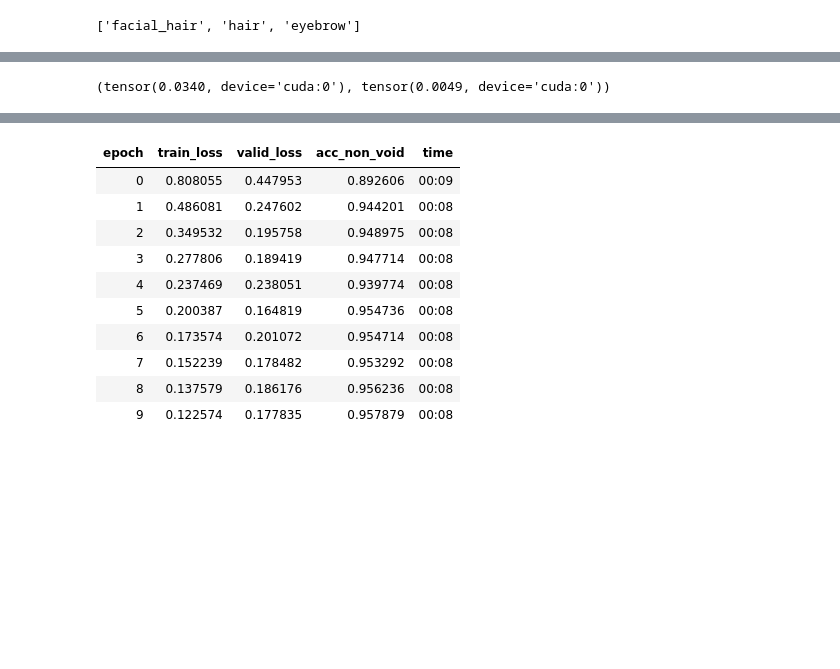
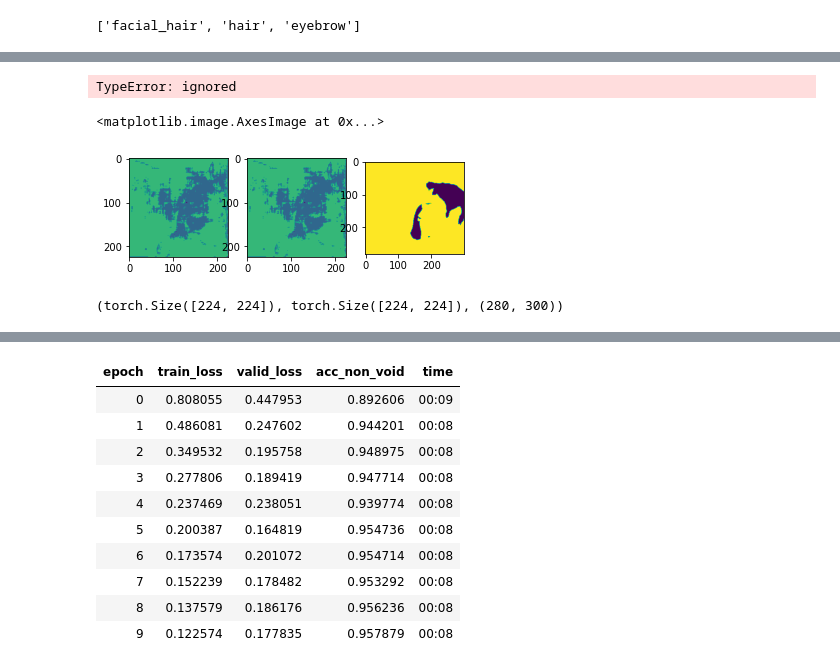
Before and after one commit to RGologorsky/fastai_proj, a Jupyter notebook: Image_Segmentation_Hair.ipynb, the cells around one changed output, grey strips where cells are left out. Drawn from its saved outputs; the diff is of its cells as text; code cells hidden in the pictures; blank space fills up the shorter version.

```diff
--- a/Image_Segmentation_Hair.ipynb
+++ b/Image_Segmentation_Hair.ipynb
@@ -479,0 +549,4 @@ xb.shape, yb.shape
+# %%
+preds,_ = learn.get_preds(dl=test_dl, ds_index=2)
+# %% [output]
+TypeError: ignored
@@ -480,4 +557,14 @@ xb.shape, yb.shape
+# %%
+_, (ax1, ax2, ax3) = plt.subplots(1,3)
+ax1.imshow(pred[0])
+ax2.imshow(pred[1])
+ax3.imshow(y)
+# %% [output]
+<matplotlib.image.AxesImage at 0x...>
+[figure, added]
+# %%
+pred[0].shape, pred[1].shape, y.shape
+# %% [output]
+(torch.Size([224, 224]), torch.Size([224, 224]), (280, 300))
 # %%
-acc_non_void(xb,yb), acc_hair(xb,yb)
+# acc_non_void(xb,yb), acc_hair(xb,yb)
-# %% [output]
-(tensor(0.0340, device='cuda:0'), tensor(0.0049, device='cuda:0'))
```
Also changed, not shown: parts of 65 cells of this notebook.
